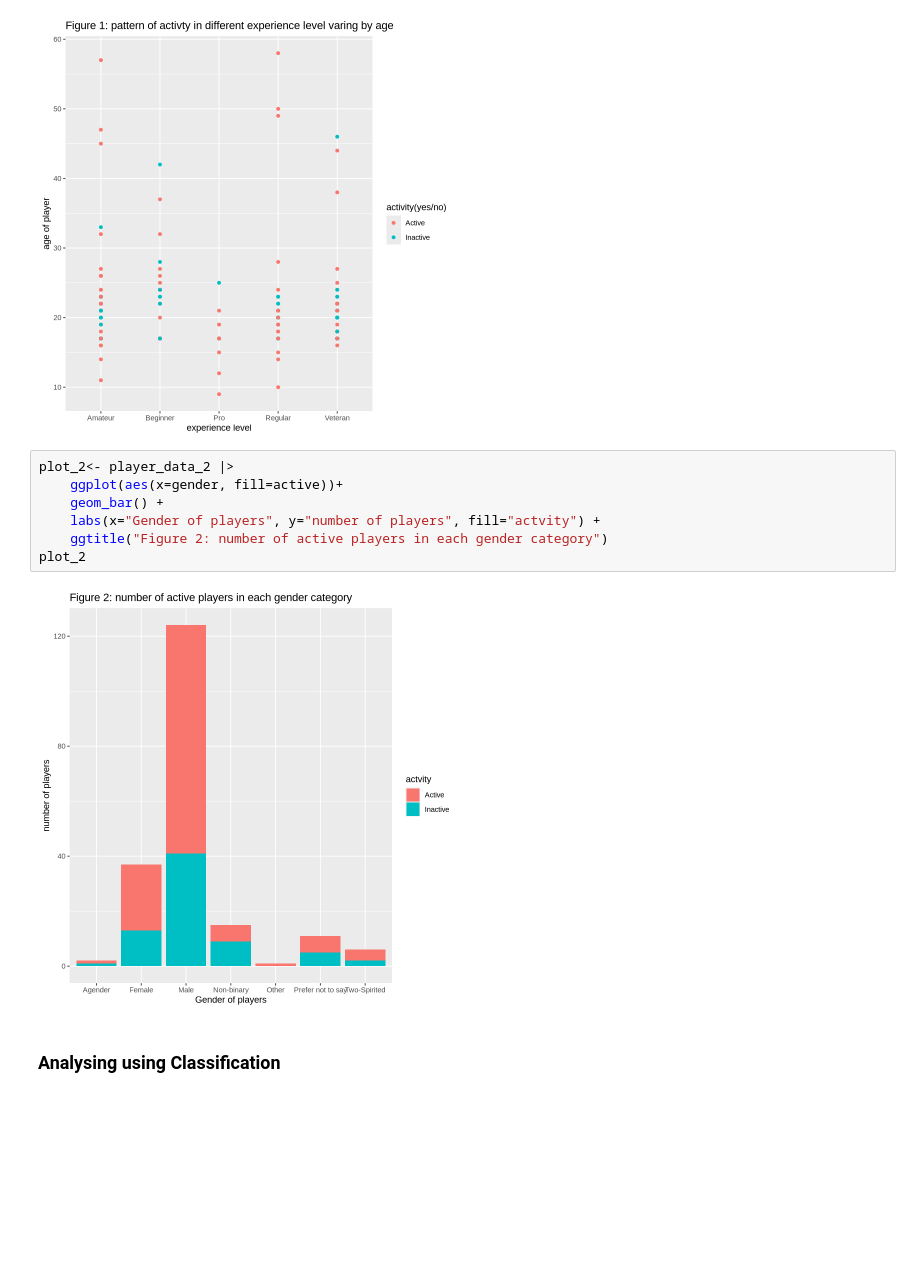
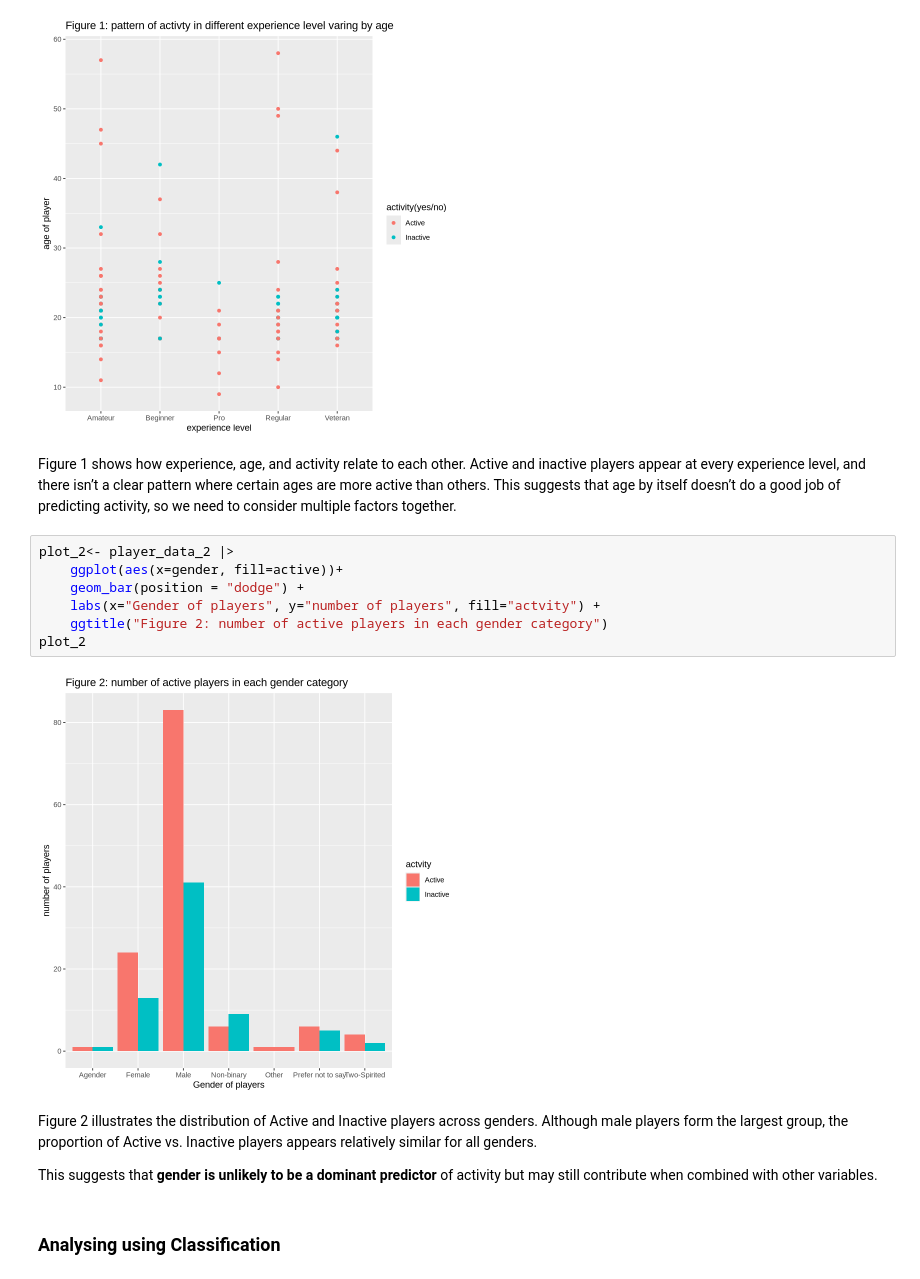
Before and after one commit to lucychenyun/DSCI100-Project-Group, a Jupyter notebook: Project.ipynb, the cells around one changed output. Drawn from its saved outputs; the diff is of its cells as text; blank space fills up the shorter version.

```diff
--- a/Project.ipynb
+++ b/Project.ipynb
@@ -128,14 +134,20 @@ Warning message:
 “Removed 2 rows containing missing values or values outside the scale range
 (`geom_point()`).”
 [figure]
+# %% [markdown]
+Figure 1 shows how experience, age, and activity relate to each other. Active and inactive players appear at every experience level, and there isn’t a clear pattern where certain ages are more active than others. This suggests that age by itself doesn’t do a good job of predicting activity, so we need to consider multiple factors together.
 # %%
 plot_2<- player_data_2 |>
     ggplot(aes(x=gender, fill=active))+
-    geom_bar() +
+    geom_bar(position = "dodge") +
     labs(x="Gender of players", y="number of players", fill="actvity") +
     ggtitle("Figure 2: number of active players in each gender category")
 plot_2
 # %% [output]
-[figure, old version]
+[figure, new version]
+# %% [markdown]
+Figure 2 illustrates the distribution of Active and Inactive players across genders. Although male players form the largest group, the proportion of Active vs. Inactive players appears relatively similar for all genders.
+
+This suggests that **gender is unlikely to be a dominant predictor** of activity but may still contribute when combined with other variables.
 # %% [markdown]
 ### Analysing using Classification
```
Also changed, not shown: parts of 11 cells of this notebook.
